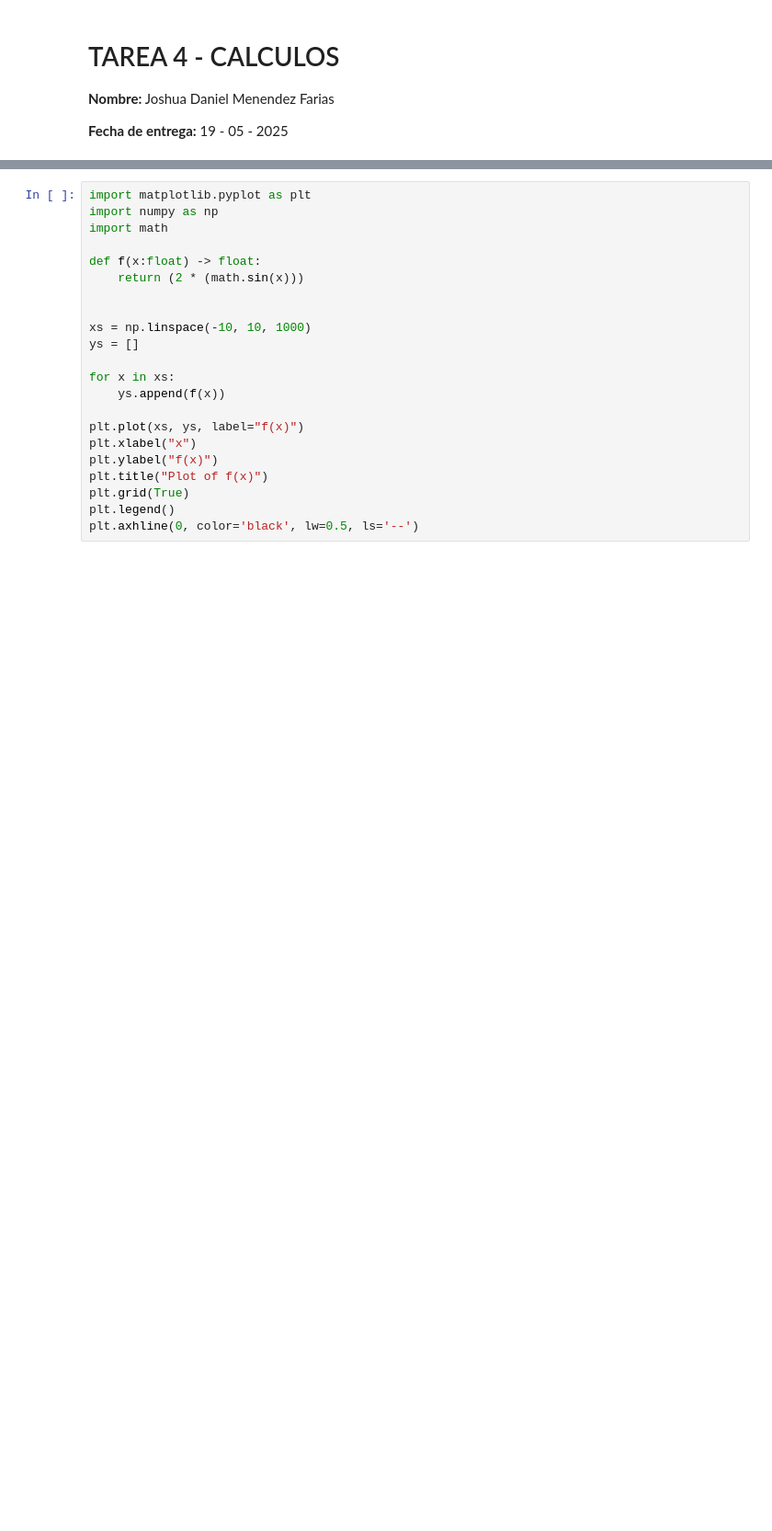
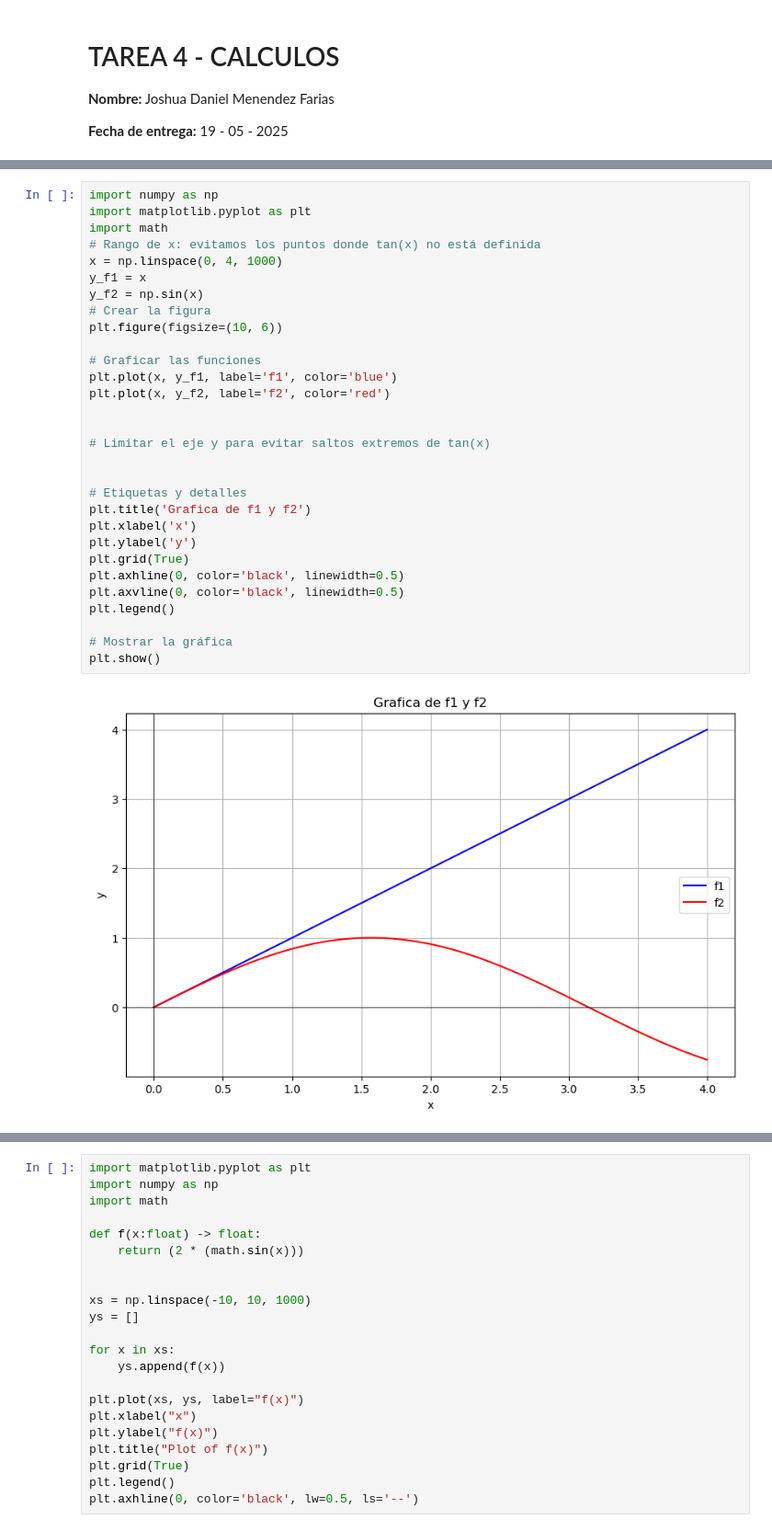
Before and after one commit to DaniMF05/CALCULOS_TAREAS, a Jupyter notebook: TAREA4_CALCULOS.ipynb, the cells around one changed output, grey strips where cells are left out. Shown at 92% size. Cells and saved outputs as stored; diff of their text form; blank space fills up the shorter version.

```diff
--- a/TAREA4_CALCULOS.ipynb
+++ b/TAREA4_CALCULOS.ipynb
@@ -6,0 +66,32 @@
+# %%
+import numpy as np
+import matplotlib.pyplot as plt
+import math
+# Rango de x: evitamos los puntos donde tan(x) no está definida
+x = np.linspace(0, 4, 1000)
+y_f1 = x
+y_f2 = np.sin(x)
+# Crear la figura
+plt.figure(figsize=(10, 6))
+
+# Graficar las funciones
+plt.plot(x, y_f1, label='f1', color='blue')
+plt.plot(x, y_f2, label='f2', color='red')
+
+
+# Limitar el eje y para evitar saltos extremos de tan(x)
+
+
+# Etiquetas y detalles
+plt.title('Grafica de f1 y f2')
+plt.xlabel('x')
+plt.ylabel('y')
+plt.grid(True)
+plt.axhline(0, color='black', linewidth=0.5)
+plt.axvline(0, color='black', linewidth=0.5)
+plt.legend()
+
+# Mostrar la gráfica
+plt.show()
+# %% [output]
+[figure, added]
```
Also changed, not shown: parts of 5 cells of this notebook.
